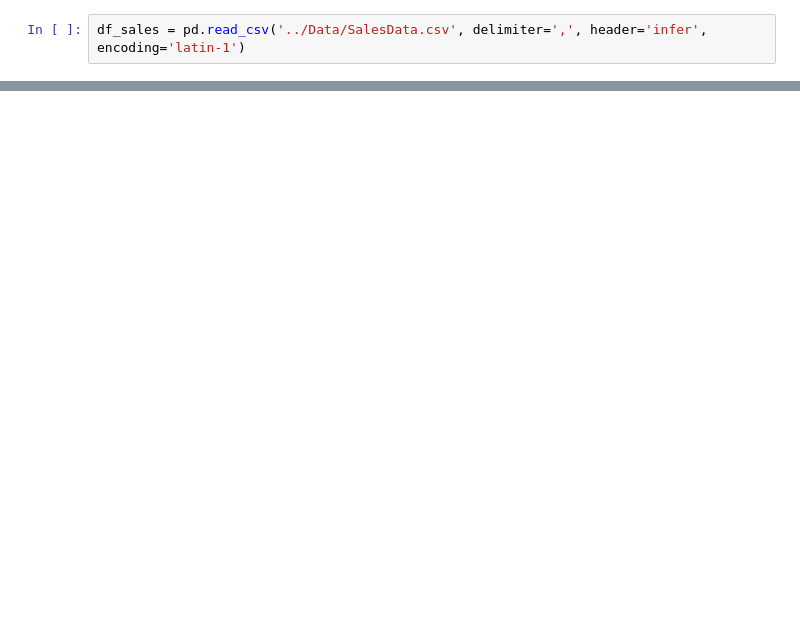
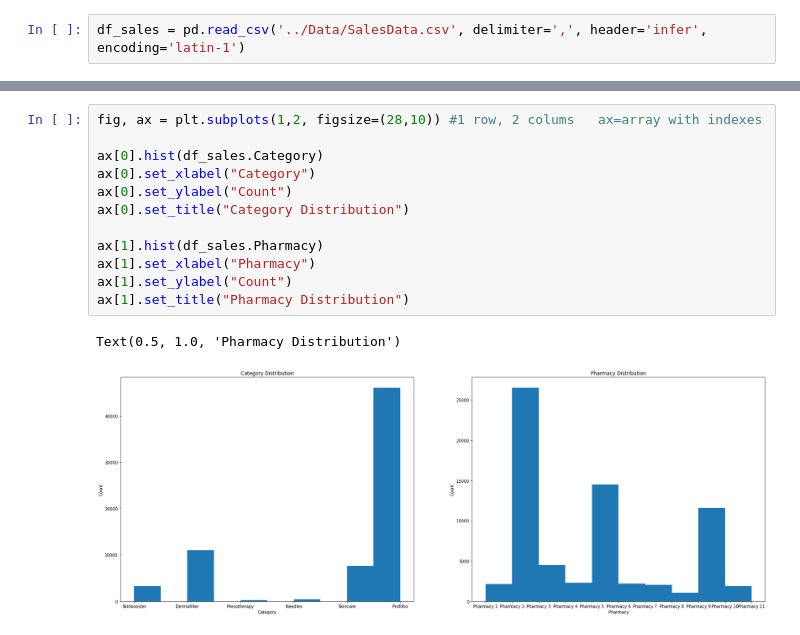
Before and after one commit to Rushayeal/Dissertation, a Jupyter notebook: Source/Data Exploration.ipynb, the cells around one changed output, grey strips where cells are left out. Saved outputs shown, nothing was run; the diff lists cells and outputs as text; blank space fills up the shorter version.

```diff
--- a/Source/Data Exploration.ipynb
+++ b/Source/Data Exploration.ipynb
@@ -66,0 +37,15 @@ model.summary()
+# %%
+fig, ax = plt.subplots(1,2, figsize=(28,10)) #1 row, 2 colums   ax=array with indexes
+
+ax[0].hist(df_sales.Category)
+ax[0].set_xlabel("Category")
+ax[0].set_ylabel("Count")
+ax[0].set_title("Category Distribution")
+
+ax[1].hist(df_sales.Pharmacy)
+ax[1].set_xlabel("Pharmacy")
+ax[1].set_ylabel("Count")
+ax[1].set_title("Pharmacy Distribution")
+# %% [output]
+Text(0.5, 1.0, 'Pharmacy Distribution')
+[figure, added]
```
Also changed, not shown: parts of 31 cells of this notebook, 14 other files.
